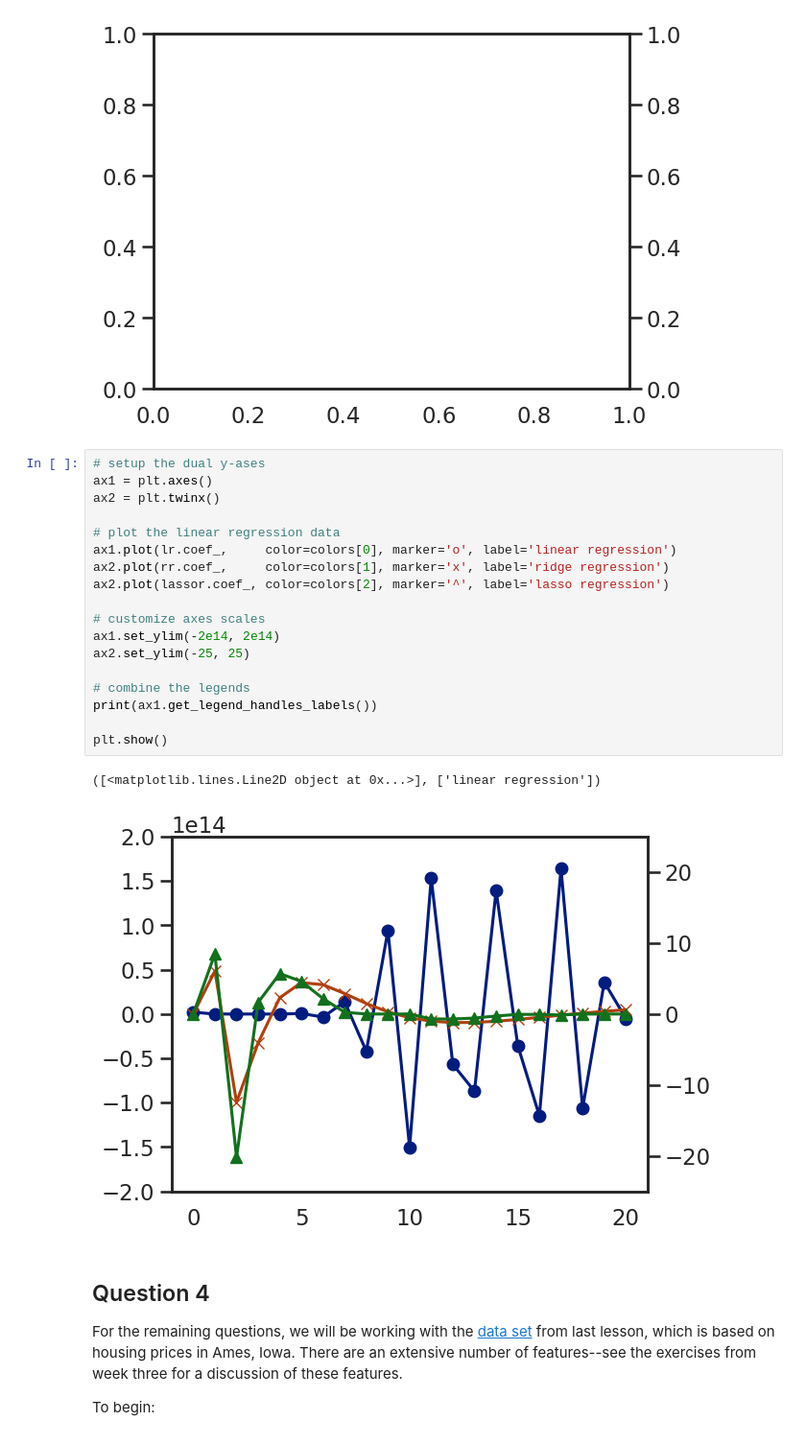
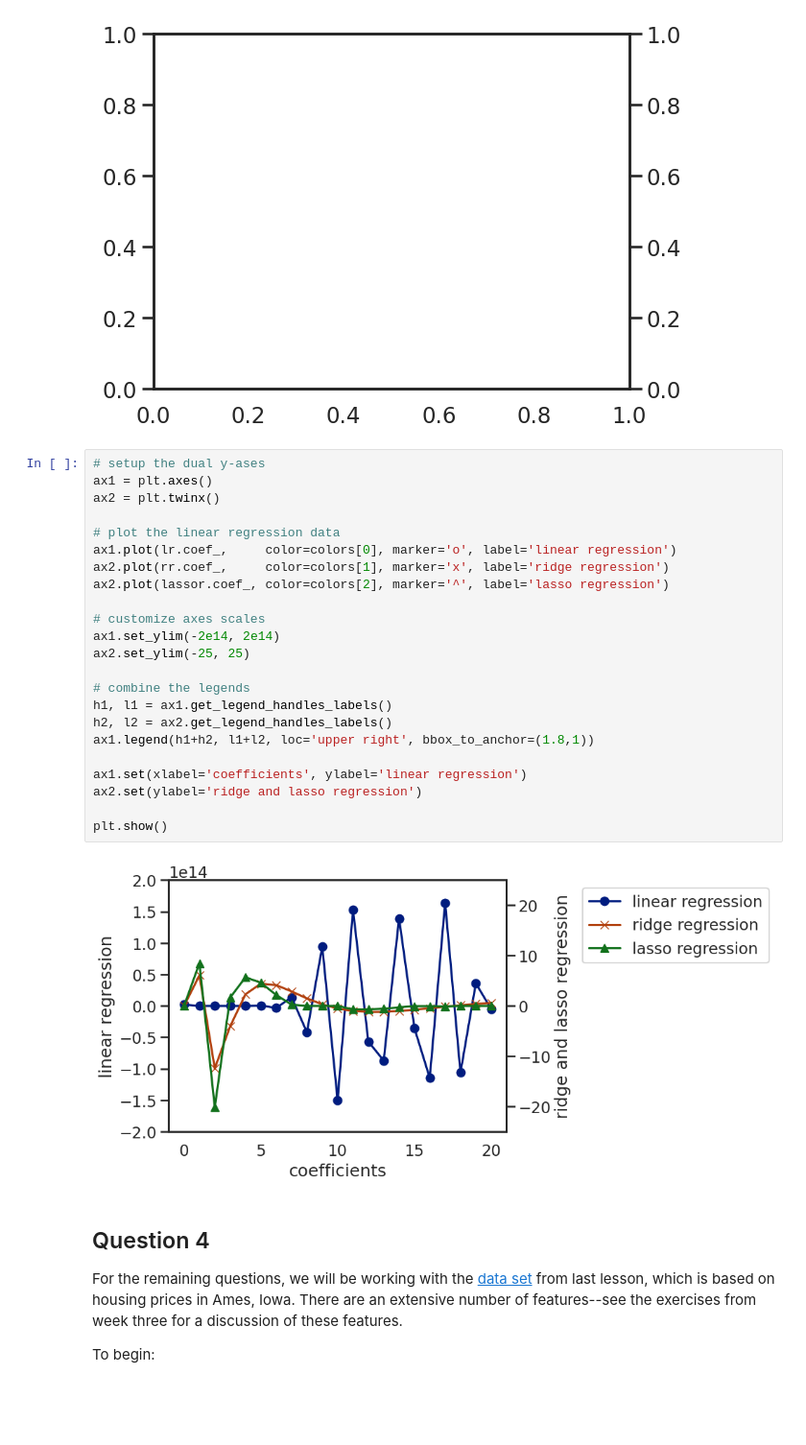
Before and after one commit to htetaunglynn94/coursera, a Jupyter notebook: ibm_ml_series/supervised_ml/module_4/holab_1_regularization.ipynb, the cells around one changed output. Shown at 96% size. Drawn from its saved outputs; the diff is of its cells as text; blank space fills up the shorter version.

```diff
--- a/ibm_ml_series/supervised_ml/module_4/holab_1_regularization.ipynb
+++ b/ibm_ml_series/supervised_ml/module_4/holab_1_regularization.ipynb
@@ -257,24 +257,28 @@ ax2 = plt.twinx()
 # %%
 # setup the dual y-ases
 ax1 = plt.axes()
 ax2 = plt.twinx()
 
 # plot the linear regression data
 ax1.plot(lr.coef_,     color=colors[0], marker='o', label='linear regression')
 ax2.plot(rr.coef_,     color=colors[1], marker='x', label='ridge regression')
 ax2.plot(lassor.coef_, color=colors[2], marker='^', label='lasso regression')
 
 # customize axes scales
 ax1.set_ylim(-2e14, 2e14)
 ax2.set_ylim(-25, 25)
 
 # combine the legends
-print(ax1.get_legend_handles_labels())
+h1, l1 = ax1.get_legend_handles_labels()
+h2, l2 = ax2.get_legend_handles_labels()
+ax1.legend(h1+h2, l1+l2, loc='upper right', bbox_to_anchor=(1.8,1))
+
+ax1.set(xlabel='coefficients', ylabel='linear regression')
+ax2.set(ylabel='ridge and lasso regression')
 
 plt.show()
 # %% [output]
-([<matplotlib.lines.Line2D object at 0x...>], ['linear regression'])
-[figure, old version]
+[figure, new version]
 # %% [markdown]
 ## Question 4
 
```
Also changed, not shown: parts of 8 cells of this notebook.
